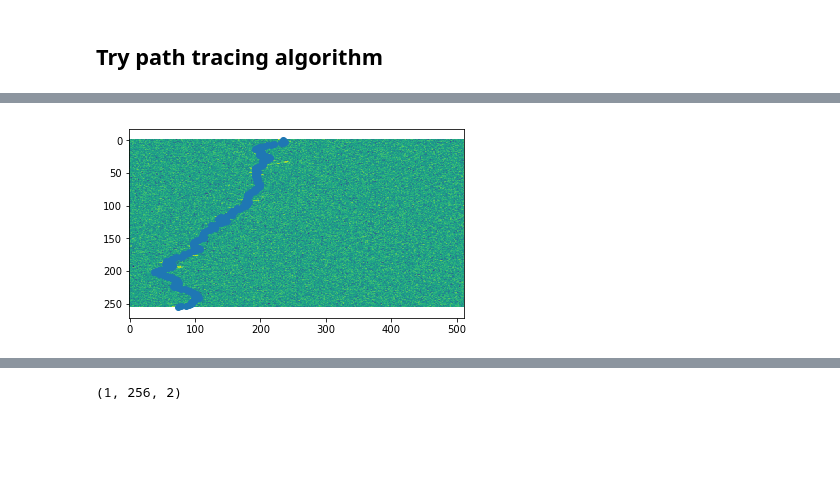
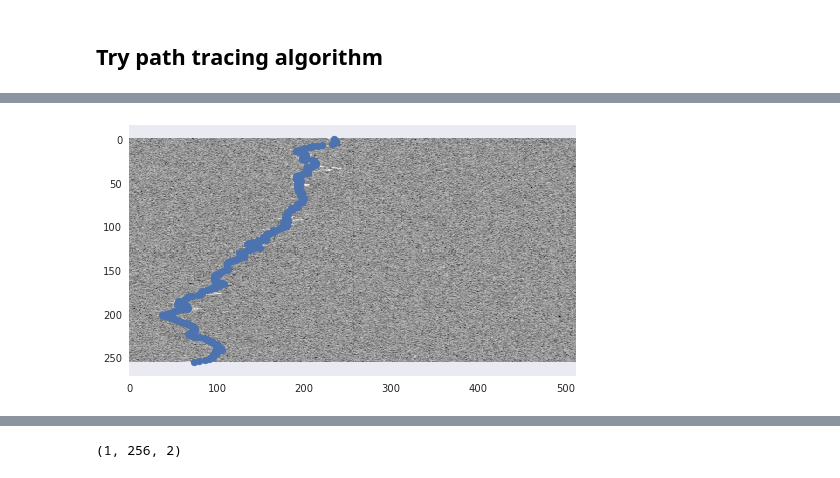
Before and after one commit to akashmjn/cs341-ibm-seti, a Jupyter notebook: Akash/path-trace-experimentation.ipynb, the cells around one changed output, grey strips where cells are left out. Cells and saved outputs as stored; diff of their text form; code cells hidden in the pictures; blank space fills up the shorter version.

```diff
--- a/Akash/path-trace-experimentation.ipynb
+++ b/Akash/path-trace-experimentation.ipynb
@@ -116,10 +119,13 @@ Wall time: 1.03 s
 -5474.25
 # %%
-plt.imshow(x[:,:,0])
-plt.scatter(trace,range(256))
+fig, ax = plt.subplots(1, 1)
+ax.grid(False)
+plt.set_cmap('gray')
+ax.imshow(x[:,:,0])
+ax.scatter(trace,range(256))
 plt.show()
 # %% [output]
-[figure, old version]
+[figure, new version]
 # %%
 plt.figure(figsize=(20,5))
 plt.subplot(121)
```
Also changed, not shown: parts of 4 cells of this notebook, 2 other files.
